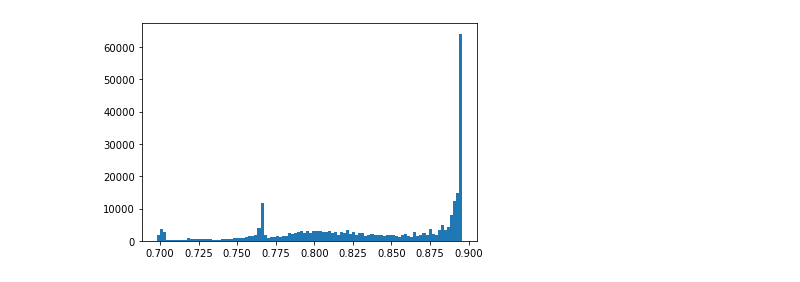
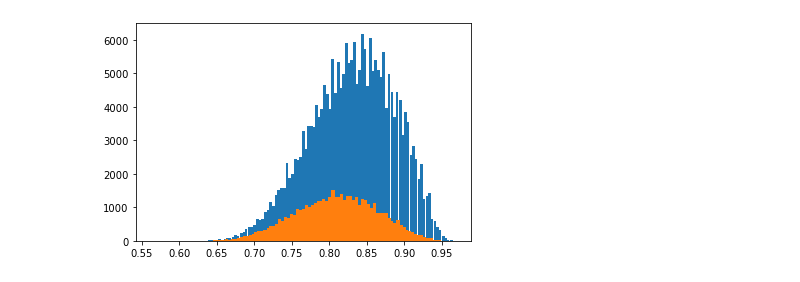
Before and after one commit to tennessejoyce/TitleWave, a Jupyter notebook: model_training/validation_plots.ipynb, the cells around one changed output. Drawn from its saved outputs; the diff is of its cells as text; code cells hidden in the pictures.

Commit message:
Modified notebook for validation plots.

```diff
--- a/model_training/validation_plots.ipynb
+++ b/model_training/validation_plots.ipynb
@@ -9,8 +10,12 @@ from scipy.special import softmax
 forum = 'overflow'
 collection = get_mongo_collection(forum)
 # %%
-classifier_hyperparameters = {'output_dir': 'BERT', 'num_train_epochs': 1, 'disable_tqdm': False, 'batch_size': 32,
-                             'evaluation_strategy': 'no'}
+classifier_hyperparameters = {'output_dir': '../data/overflow/BERT',
+                              'num_train_epochs': 1,
+                              'disable_tqdm': False,
+                              'batch_size': 32,
+                              'head': 'classification',
+                             'learning_rate': 3e-4}
 # %%
 classifier_train = get_classifier_dataset_partition(collection, 'classification_train')
 classifier_val = get_classifier_dataset_partition(collection, 'classification_val')
@@ -30,0 +29,6 @@ result = train_evaluate_save(model, collate_fn, classifier_train, classifier_val
+# %%
+trainer = Trainer(model=model,
+                      args=get_train_args(**classifier_hyperparameters),
+                      data_collator=collate_fn,
+                      train_dataset=classifier_train,
+                      eval_dataset=classifier_val)
@@ -30,0 +45,2 @@ result = train_evaluate_save(model, collate_fn, classifier_train, classifier_val
+# %%
+trainer.train()
@@ -30,0 +51,2 @@ result = train_evaluate_save(model, collate_fn, classifier_train, classifier_val
+# %%
+results = trainer.predict(trainer.eval_dataset)
@@ -31,10 +55,10 @@ result = train_evaluate_save(model, collate_fn, classifier_train, classifier_val
 # %%
 bins = 100
 #probs = result.predictions[:,1]
-probs = softmax(result.predictions, axis=1)[:,1]
-labels = result.label_ids
-plt.hist(probs, bins=bins);
-#plt.hist(probs[labels==1], bins=bins);
-#plt.hist(probs[labels==0], bins=bins);
+probs = softmax(results.predictions, axis=1)[:,1]
+labels = results.label_ids
+#plt.hist(probs, bins=bins);
+plt.hist(probs[labels==1], bins=bins);
+plt.hist(probs[labels==0], bins=bins);
 # %% [output]
-[figure, old version]
+[figure, new version]
```
Also changed, not shown: parts of 23 cells of this notebook, 1 other file.
